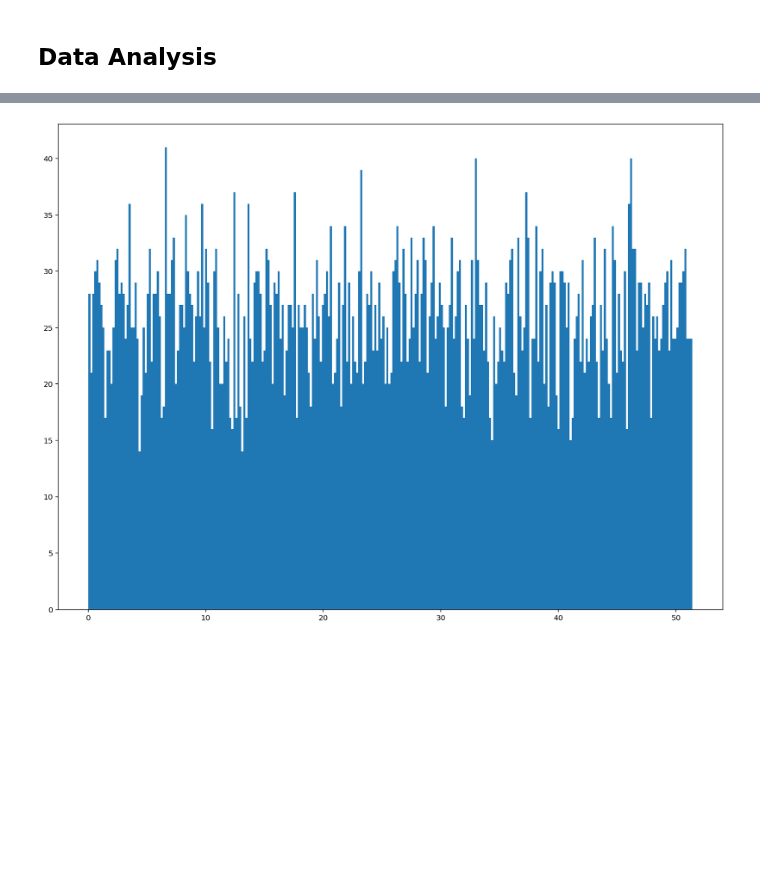
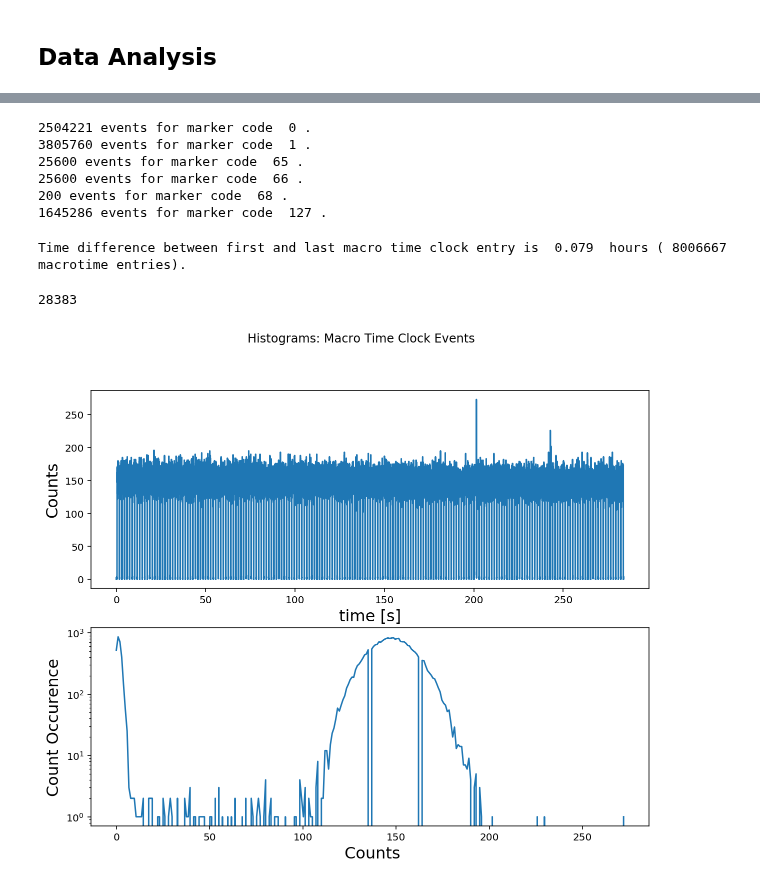
Before and after one commit to Tomkaehst/PhasorFLIM, a Jupyter notebook: notebooks/HyD_detector_benchmark.ipynb, the cells around one changed output, grey strips where cells are left out. Drawn from its saved outputs; the diff is of its cells as text; code cells hidden in the pictures; blank space fills up the shorter version.

Commit message:
Worked on HyD analysis notebook.

```diff
--- a/notebooks/HyD_detector_benchmark.ipynb
+++ b/notebooks/HyD_detector_benchmark.ipynb
@@ -10,24 +10,31 @@
 
 Function routines for decoding PicoQuant .ptu files.
 # %%
+%reset -f
+
 # Importing modules
 import sys, struct, io, os
 import math
 import numpy as np
 from numba import jit
+import scipy.signal as signal
 import matplotlib.pyplot as plt
 %matplotlib inline
 
 # Setting up matplotlib for larger plots and retina resolution
 from matplotlib import rcParams
 %config InlineBackend.figure_format='retina'
-rcParams['figure.figsize'] = (16, 12)
+rcParams['figure.figsize'] = (10, 8)
 rcParams['legend.fontsize']  = 16
 rcParams['axes.labelsize'] = 16
 
 
 # File path to .ptu file to be analysed
-ptupath = '../notebooks/data/HyD_LongTime_Test_12.ptu'
+#ptupath = '../notebooks/data/HyD_LongTime_Test_12.ptu'
+#ptupath = '../app/testData/Convalaria_for_CC_6_1.ptu'
+#ptupath = '../app/testData/Coumarin6_18_1.ptu'
+#ptupath = '../notebooks/data/191126_DNA_FRETStandard_Lo_2_1.ptu'
+ptupath = '../notebooks/data/20191126_DNA-FRFET-Probe-high_stock_1_1.ptu'
 # %%
 # Functions for ptu record decoding
 @jit(nopython=True, cache=True)
@@ -251,5 +261,44 @@ plt.show()
-# %%
-plt.hist(nanotimes[np.where(markers == 0)], bins = 300)
-plt.show()
-# %% [output]
-[figure, removed]
+# %%
+# Checking the markers axis for all events
+## 0 to 3 encode photon events, 65 and higher encode microscope (line, frame, ...) events, 127 is a macro time clock overflow
+for i in range(0, 128):
+    num = np.sum(markers == i)
+    if(num != 0):
+        print(num, "events for marker code ", i, ".")
+# %% [output]
+2504221 events for marker code  0 .
+3805760 events for marker code  1 .
+25600 events for marker code  65 .
+25600 events for marker code  66 .
+200 events for marker code  68 .
+1645286 events for marker code  127 .
+# %%
+# Calculatung length of macro time axis, Microscope was setup to scan one frame every five minutes and repeat that 30 times: 5 min * 30 = 2.5 h
+## macrotime is in s! (CAVE: I converted the macrotimes array to s; in header it is in ms [see PQ PTU documentary!])´
+timediff = (macrotimes[-1] - macrotimes[0])/(60**2)
+print("Time difference between first and last macro time clock entry is ", round(timediff, 3), " hours (", len(macrotimes), "macrotime entries).")
+# %% [output]
+Time difference between first and last macro time clock entry is  0.079  hours ( 8006667 macrotime entries).
+# %%
+# Calculating reasonable number of bins for macrotimes histogram -> 10 ms / bin
+bins = int(macrotimes[-1]/0.01) # max macro time in s / 10 ms
+print(bins)
+# %% [output]
+28383
+# %%
+### Marker event used for further analysis
+selected_marker = 1
+# %%
+# Calculate macrotimes histogram
+macrotimes_hist_c1 = np.histogram(macrotimes[np.where(markers == selected_marker)], bins = bins)
+macrotimes_eventfreq = np.histogram(macrotimes_hist_c1[0], bins = int(bins*0.01))
+
+fig, axs = plt.subplots(2)
+fig.suptitle('Histograms: Macro Time Clock Events')
+axs[0].plot(macrotimes_hist_c1[1][:-1], macrotimes_hist_c1[0], '-')
+axs[0].set(ylabel = 'Counts', xlabel = 'time [s]', yscale = 'linear')
+axs[1].plot(macrotimes_eventfreq[1][:-1], macrotimes_eventfreq[0])
+axs[1].set(ylabel = 'Count Occurence', xlabel = ' Counts', yscale = 'log')
+plt.show()
+# %% [output]
+[figure, added]
```
Also changed, not shown: parts of 8 cells of this notebook, 3 other files.
